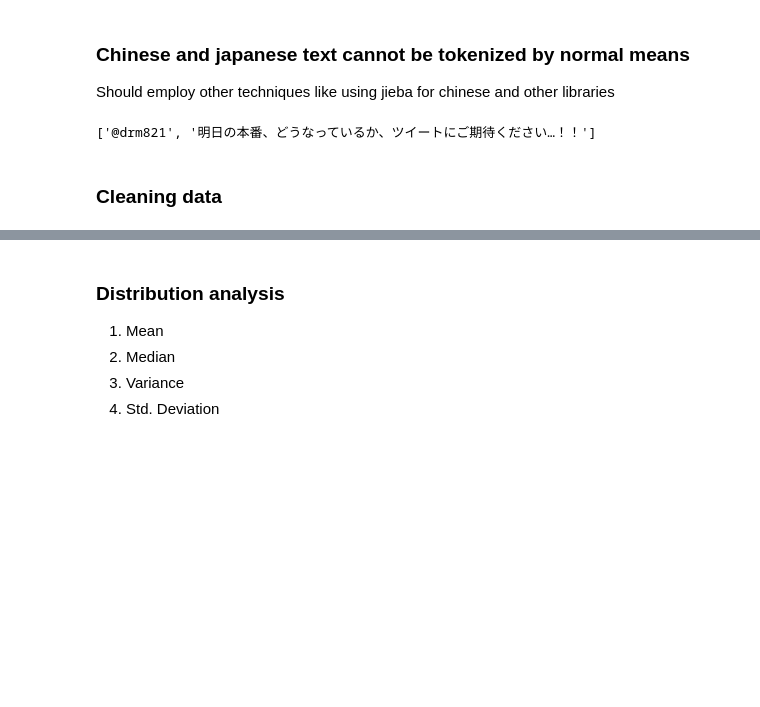
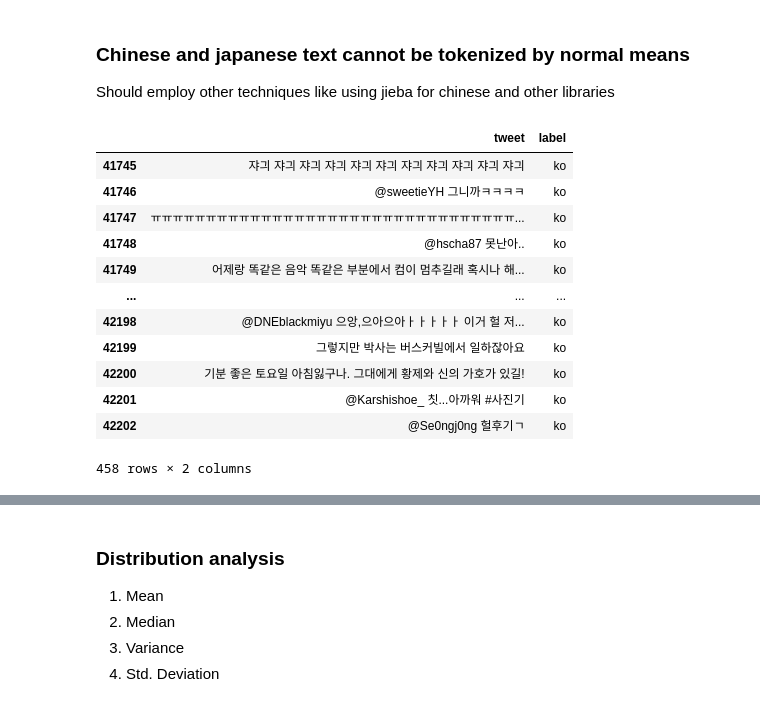
Before and after one commit to ToreGore/NLP1_ex3, a Jupyter notebook: ex03_cnn.ipynb, the cells around one changed output, grey strips where cells are left out. Saved outputs shown, nothing was run; the diff lists cells and outputs as text; code cells hidden in the pictures; blank space fills up the shorter version.

Commit message:
Went on to process data

```diff
--- a/ex03_cnn.ipynb
+++ b/ex03_cnn.ipynb
@@ -113,8 +121,18 @@ import jieba
 # %%
 #jieba.lcut((df_train.loc[df_train['label'] == "zh-CN"]).iloc[1][0])
 #set([i for i in df_train["label"]])
-df_train.loc[df_train['label'] == "ja"].iloc[0][0].split()
+df_train.loc[df_train['label'] == "ko"]#.iloc[0][0].split()
 # %% [output]
+|  | tweet | label |
+| 41745 | 쟈긔 쟈긔 쟈긔 쟈긔 쟈긔 쟈긔 쟈긔 쟈긔 쟈긔 쟈긔 쟈긔 | ko |
+| 41746 | @sweetieYH 그니까ㅋㅋㅋㅋ | ko |
+| 41747 | ㅠㅠㅠㅠㅠㅠㅠㅠㅠㅠㅠㅠㅠㅠㅠㅠㅠㅠㅠㅠㅠㅠㅠㅠㅠㅠㅠㅠㅠㅠㅠㅠㅠ... | ko |
+| 41748 | @hscha87 못난아.. | ko |
+| 41749 | 어제랑 똑같은 음악 똑같은 부분에서 컴이 멈추길래 혹시나 해... | ko |
+| ... | ... | ... |
+| 42198 | @DNEblackmiyu 으앙,으아으아ㅏㅏㅏㅏㅏ 이거 헐 저... | ko |
+| 42199 | 그렇지만 박사는 버스커빌에서 일하잖아요 | ko |
+| 42200 | 기분 좋은 토요일 아침잃구나. 그대에게 황제와 신의 가호가 있길! | ko |
+| 42201 | @Karshishoe_ 칫...아까워 #사진기 | ko |
+| 42202 | @Se0ngj0ng 헐후기ㄱ | ko |
-['@drm821', '明日の本番、どうなっているか、ツイートにご期待ください…！！']
+458 rows × 2 columns
-# %% [markdown]
-### Cleaning data
```
Also changed, not shown: parts of 10 cells of this notebook.
